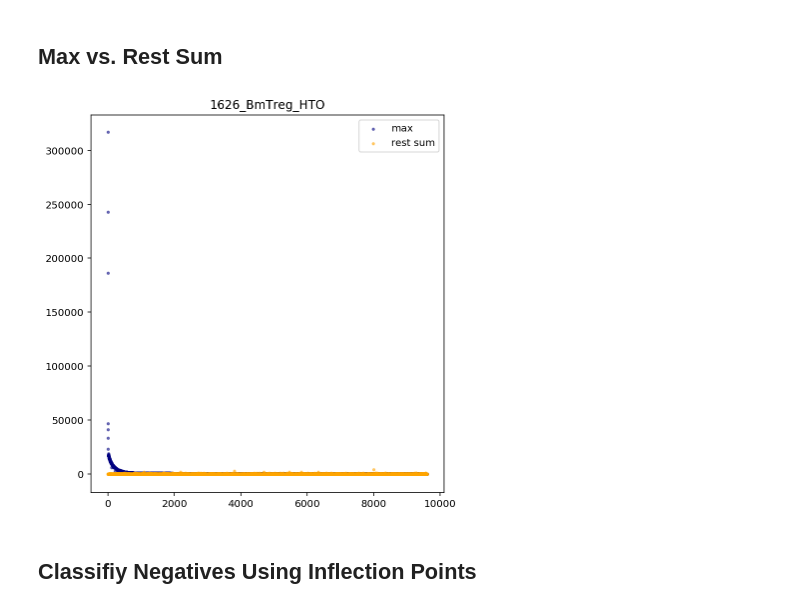
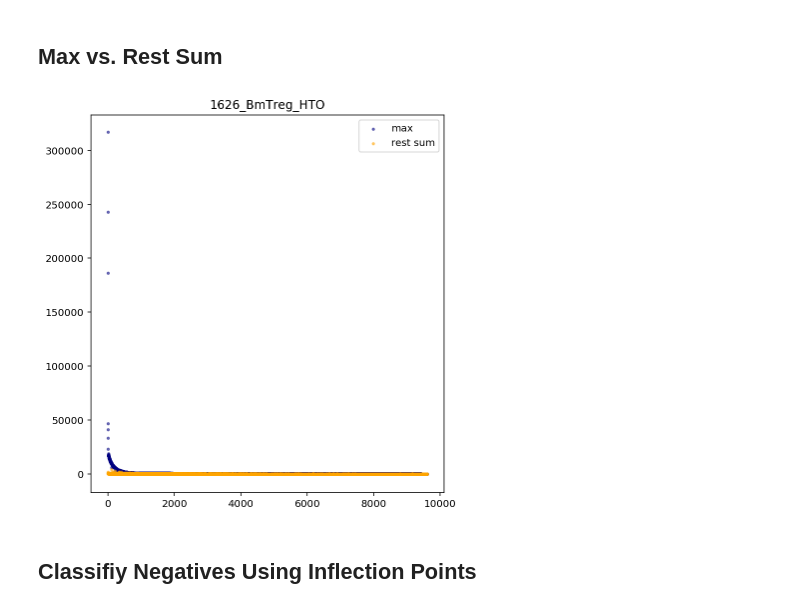
Before and after one commit to hisplan/sharp, a Jupyter notebook: manual-inspection/inspect.ipynb, the cells around one changed output. Cells and saved outputs as stored; diff of their text form; code cells hidden in the pictures.

```diff
--- a/manual-inspection/inspect.ipynb
+++ b/manual-inspection/inspect.ipynb
@@ -897,22 +897,22 @@ df2[ (df2.hashID == "Doublet") & (df2.total >= 10) ]
 # %%
 fig, ax = plt.subplots(figsize=(6, 6), facecolor="white")
 
 df_sorted = pd.DataFrame(
     np.vstack(df2.iloc[:,:-3].apply(lambda row: sorted(row, reverse=True), axis=1)),
     index=df_umi_class.index
 )
-dfx = df2.copy()
+dfx = df_sorted.copy()
 dfx = dfx.assign(rest=df_sorted.iloc[:,1:].sum(axis=1))
-dfx = dfx.assign(maxx=dfx.iloc[:,:-3].max(axis=1))
+dfx = dfx.assign(maxx=df_sorted.max(axis=1))
 
 ax.scatter(range(len(dfx)), dfx.maxx, c="navy", s=5, alpha=0.5, label="max")
 ax.scatter(range(len(dfx)), dfx.rest, c="orange", s=5, alpha=0.5, label="rest sum")
 ax.legend()
 ax.set_title(sample_name)
 
 plt.tight_layout()
 plt.show()
 # %% [output]
-[figure, old version]
+[figure, new version]
 # %% [markdown]
 ## Classifiy Negatives Using Inflection Points
```
Also changed, not shown: parts of 1 cell of this notebook.
